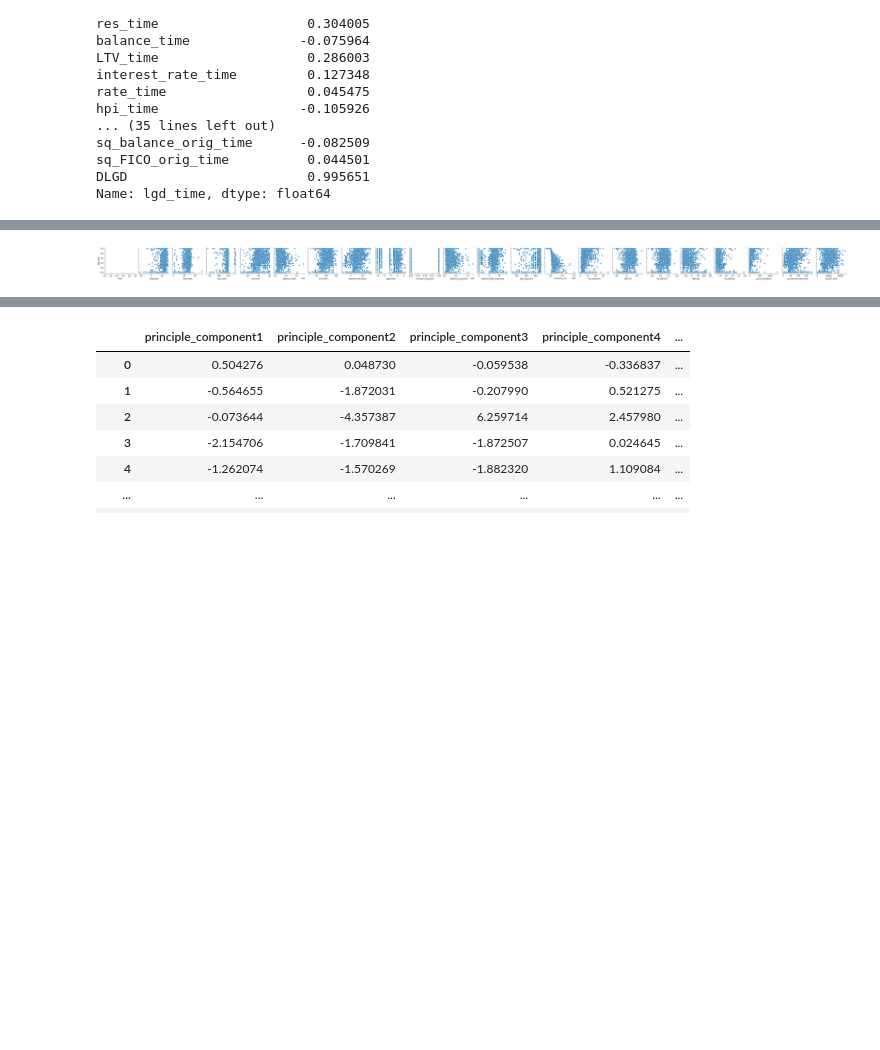
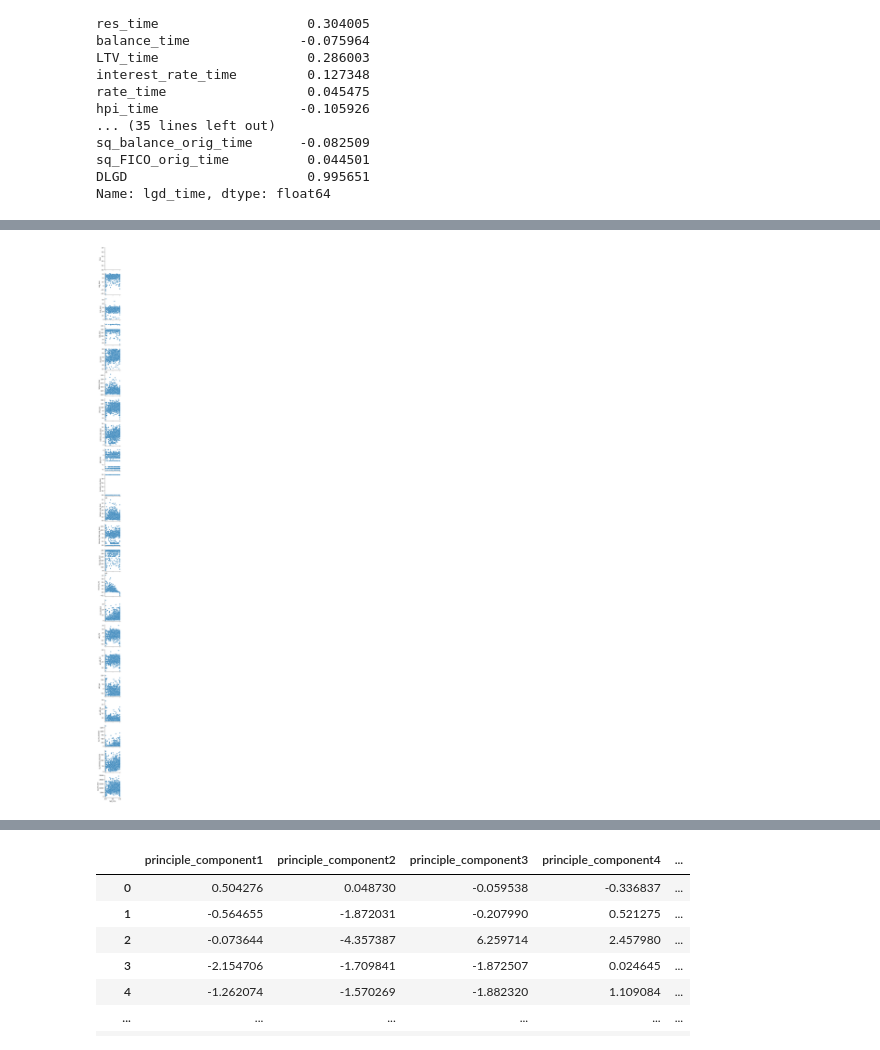
Before and after one commit to Sirsmokealot420/ADC_Case_Study, a Jupyter notebook: Feature_Engineering.ipynb, the cells around one changed output, grey strips where cells are left out. Cells and saved outputs as stored; diff of their text form; code cells hidden in the pictures; blank space fills up the shorter version.

```diff
--- a/Feature_Engineering.ipynb
+++ b/Feature_Engineering.ipynb
@@ -259,11 +267,12 @@ data_lgd_new = data_lgd_new.loc[:, data_lgd_new.columns != 'rel_diff_interest_ra
 # %%
 sns.pairplot(data_lgd_new,
-            x_vars = ['time', 'orig_time', 'first_time', 'mat_time', 'res_time', 'balance_time', 'LTV_time', 'interest_rate_time', 'gdp_time', 'investor_orig_time', 'balance_orig_time', 'Interest_Rate_orig_time', 'hpi_orig_time', 'recovery_res', 'res_duration', 'diff_LTV', 'rel_diff_LTV', 'diff_hpi', 'rel_diff_hpi', 'sq_res_duration', 'sq_interest_rate_time', 'sq_LTV_time'],
-            y_vars = ['lgd_time'],
+             x_vars = ['lgd_time'],
+             y_vars = ['time', 'orig_time', 'first_time', 'mat_time', 'res_time', 'balance_time', 'LTV_time', 'interest_rate_time', 'gdp_time', 'investor_orig_time', 'balance_orig_time', 'Interest_Rate_orig_time', 'hpi_orig_time', 'recovery_res', 'res_duration', 'diff_LTV', 'rel_diff_LTV', 'diff_hpi', 'rel_diff_hpi', 'sq_res_duration', 'sq_interest_rate_time', 'sq_LTV_time'],
+
             )
 plt.show()
 # %% [output]
-[figure, old version]
+[figure, new version]
 # %%
 #Splitten in Trainings- und Testset
 lgd_train = data_lgd_new[data_lgd_new['time'] < 45]
```
Also changed, not shown: parts of 27 cells of this notebook.
